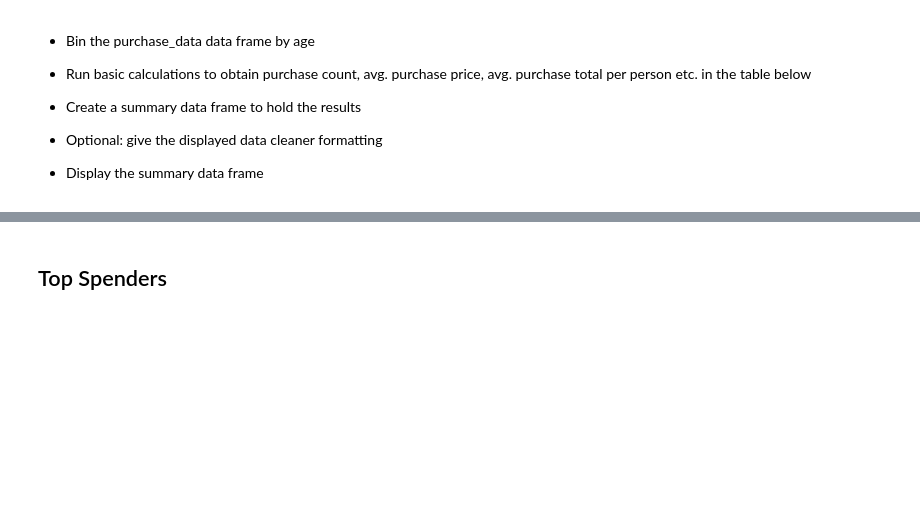
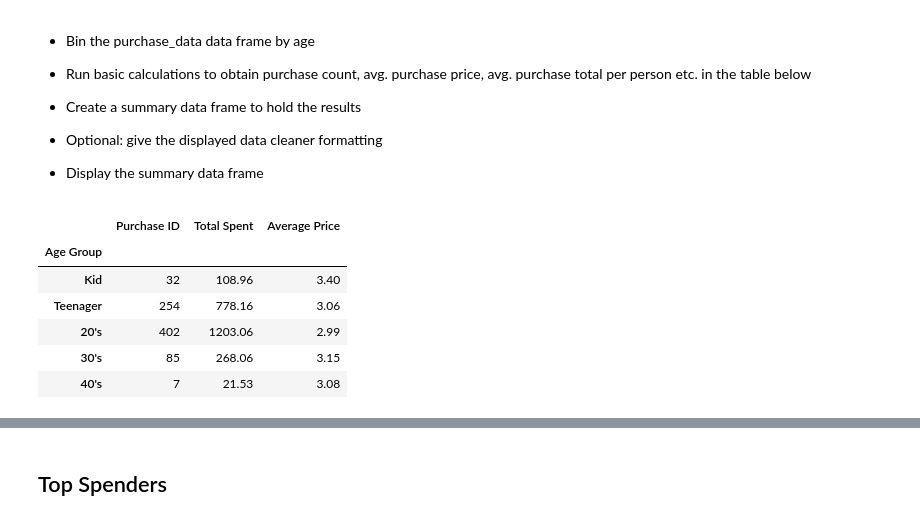
Before and after one commit to Ksheekey/Pandas-Challenge, a Jupyter notebook: HeroesOfPymoli/HeroesOfPymoli_starter.ipynb, the cells around one changed output, grey strips where cells are left out. Drawn from its saved outputs; the diff is of its cells as text; code cells hidden in the pictures; blank space fills up the shorter version.

```diff
--- a/HeroesOfPymoli/HeroesOfPymoli_starter.ipynb
+++ b/HeroesOfPymoli/HeroesOfPymoli_starter.ipynb
@@ -242,0 +288,7 @@ new_gen_data_df
+# %%
+grouped_pdata = purchase_data.groupby("Age Group")
+grouped_pdata_count = grouped_pdata[["Purchase ID"]].count()
+grouped_pdata_ave = (grouped_pdata[["Price"]].mean()).round(2)
+grouped_pdata_total = (grouped_pdata[["Price"]].sum()).round(2)
+#
+grouped_pdata_count
@@ -256,3 +359,15 @@ new_gen_data_df
 
 
 * Display the summary data frame
+# %%
+grouped_pdata_count["Total Spent"] = grouped_pdata_total
+grouped_pdata_count["Average Price"] = grouped_pdata_ave
+grouped_pdata_count
+# %% [output]
+|  | Purchase ID | Total Spent | Average Price |
+| Age Group |  |  |  |
+| Kid | 32 | 108.96 | 3.40 |
+| Teenager | 254 | 778.16 | 3.06 |
+| 20's | 402 | 1203.06 | 2.99 |
+| 30's | 85 | 268.06 | 3.15 |
+| 40's | 7 | 21.53 | 3.08 |
```
Also changed, not shown: parts of 10 cells of this notebook.
